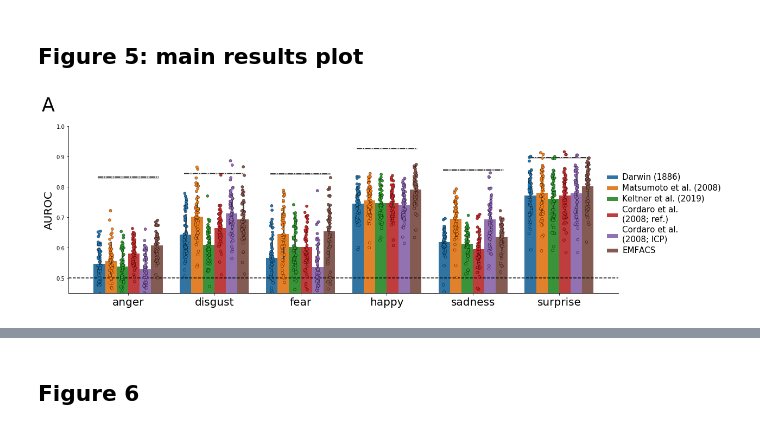
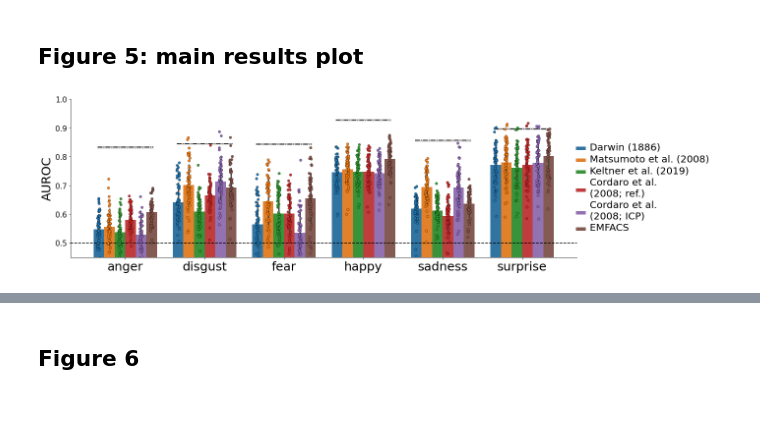
Before and after one commit to lukassnoek/hypothesis-kernel-analysis, a Jupyter notebook: notebooks/figures.ipynb, the cells around one changed output, grey strips where cells are left out. Cells and saved outputs as stored; diff of their text form; code cells hidden in the pictures.

Commit message:
Update figures

```diff
--- a/notebooks/figures.ipynb
+++ b/notebooks/figures.ipynb
@@ -229,40 +229,40 @@ df = pd.read_csv('../results/scores.tsv', sep='\t', index_col=0)
 df = df.replace(map2leg)
 nc = pd.read_csv('../results/noise_ceiling.tsv', sep='\t', index_col=0)
 
 g = sns.catplot(x='emotion', y='score', data=df, hue='mapping',
                 kind="bar", aspect=3, height=5, ci='sd')
 g._legend.set_title('')
-g._legend.set_bbox_to_anchor([1.025, 0.5])
+g._legend.set_bbox_to_anchor([1.11, 0.5])
 
-plt.setp(g._legend.get_texts(), fontsize=15)
+plt.setp(g._legend.get_texts(), fontsize=20)
 
 ax = sns.stripplot(x='emotion', y='score', hue='mapping',
                    edgecolor='black', linewidth=0.4, data=df,
                    dodge=True, jitter=True)
 
 ax.set_xlabel('')
-ax.set_ylabel('AUROC', fontsize=20)
-ax.set_xticklabels(ax.get_xticklabels(), fontsize=20)
+ax.set_ylabel('AUROC', fontsize=25)
+ax.set_yticklabels([0.4, 0.5, 0.6, 0.7, 0.8, 0.9, 1.], fontsize=15)
+ax.set_xticklabels(ax.get_xticklabels(), fontsize=25)
 
 n_tk = df['mapping'].unique().size
 for i in range(6):
     this_nc = np.array([nc['noise_ceiling'].iloc[i]] * 6)
     this_sd = np.array([nc['sd'].iloc[i]] * 6)
     plt.plot(np.linspace(i-0.35, i+0.35, num=6), this_nc, c='k', ls='-.')
     plt.fill_between(
         np.linspace(i-0.35, i+0.35, num=6),
         this_nc - this_sd, this_nc + this_sd,
         color='gray', alpha=0.3
 )
 
 ax = plt.gca()
 ax.set_ylim(ymin, ymax)
 ax.axhline(chance_level, c='k', ls='--')
 ax.legend_.remove()
-ax.text(-1, 1.05, 'A', fontsize=35)
-plt.savefig('Figure5a.png')
+plt.savefig('Figure5a.png', bbox_inches = "tight")
 # %% [output]
-[figure, old version]
+[figure, new version]
 # %%
 g = sns.catplot(x='mapping', y='score', data=df, hue='emotion',
                 kind="bar", aspect=3, height=5, ci='sd')
```
Also changed, not shown: parts of 13 cells of this notebook, 3 other files.
